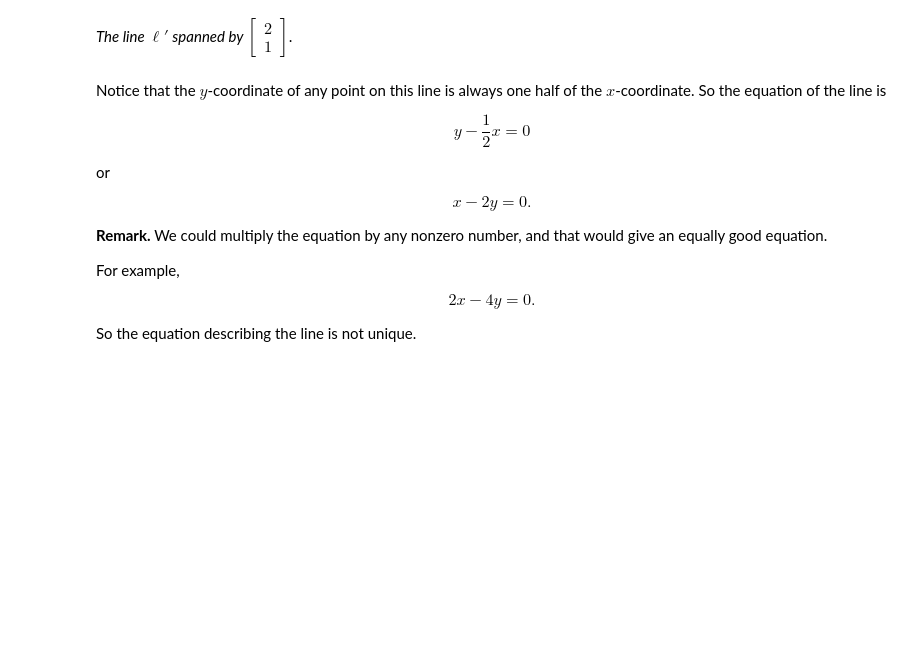
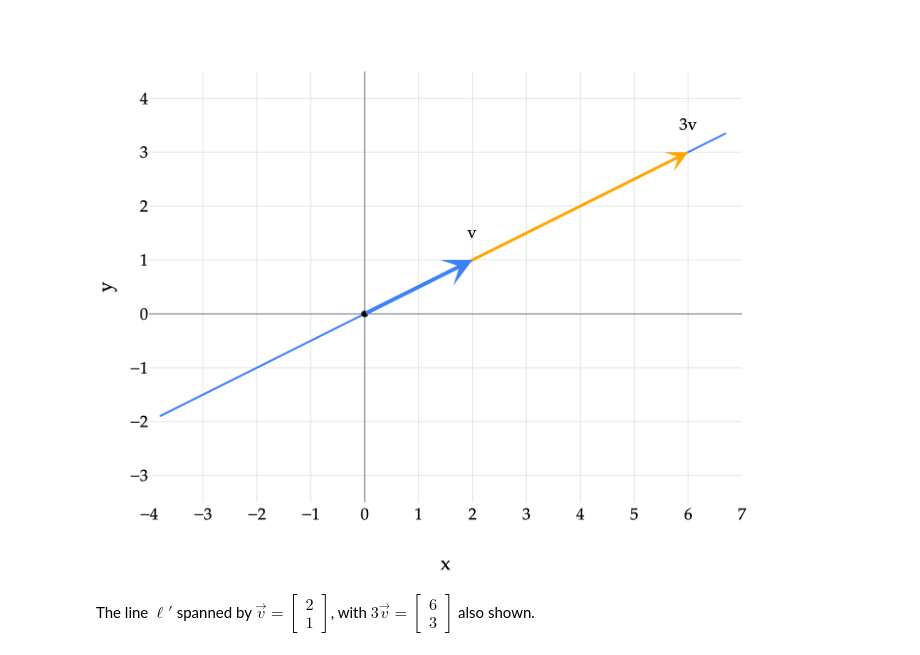
Before and after one commit to math-124/notes, a Jupyter notebook: ch02/02-01.ipynb, the cells around one changed output. Drawn from its saved outputs; the diff is of its cells as text; code cells hidden in the pictures; blank space fills up the shorter version.

```diff
--- a/ch02/02-01.ipynb
+++ b/ch02/02-01.ipynb
@@ -183,27 +315,11 @@ fig.show(scale=2)
+# %%
+fig=base2((-4,7),(-3.5,4.5))
+line2(fig,(-3.8,-1.9),(6.7,3.35))
+vec2(fig,(6,3),'3v',ORANGE,dx=0,dy=0.5)
+vec2(fig,(2,1),'v',BLUE,dx=0,dy=0.5,width=4)
+point2(fig,(0,0))
+fig.show(scale=2)
+# %% [output]
+[figure, added]
 # %% [markdown]
-*The line $\ell'$ spanned by $\begin{bmatrix}2\\1\end{bmatrix}$.*
+The line $\ell\prime$ spanned by $\vec v=\begin{bmatrix}2\\1\end{bmatrix}$, with $3\vec v=\begin{bmatrix}6\\3\end{bmatrix}$ also shown.
-# %% [markdown]
-Notice that the $y$-coordinate of any point on this line is always one half of
-the $x$-coordinate. So the equation of the line is
-
-$$
-y-\frac12 x=0
-$$
-
-or
-
-$$
-x-2y=0.
-$$
-
-**Remark.**
-We could multiply the equation by any nonzero number, and that would give an
-equally good equation.
-
-For example,
-
-$$
-2x-4y=0.
-$$
-
-So the equation describing the line is not unique.
```
Also changed, not shown: parts of 30 cells of this notebook, 9 other files.
